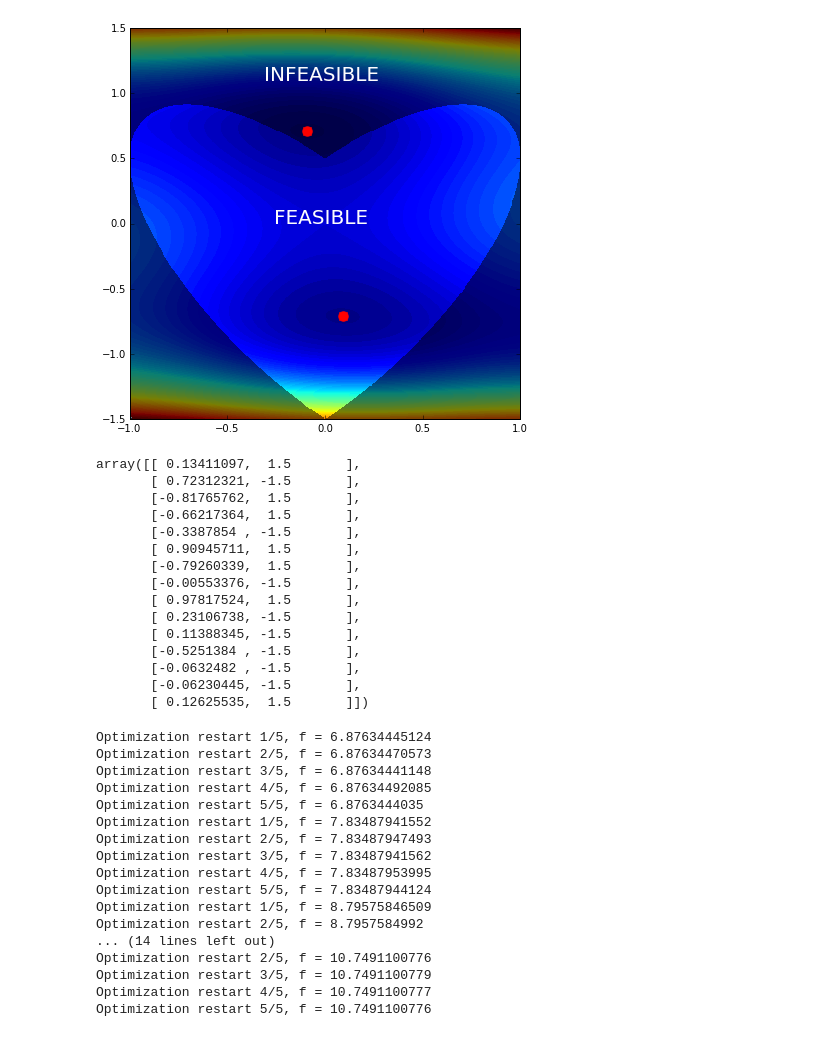
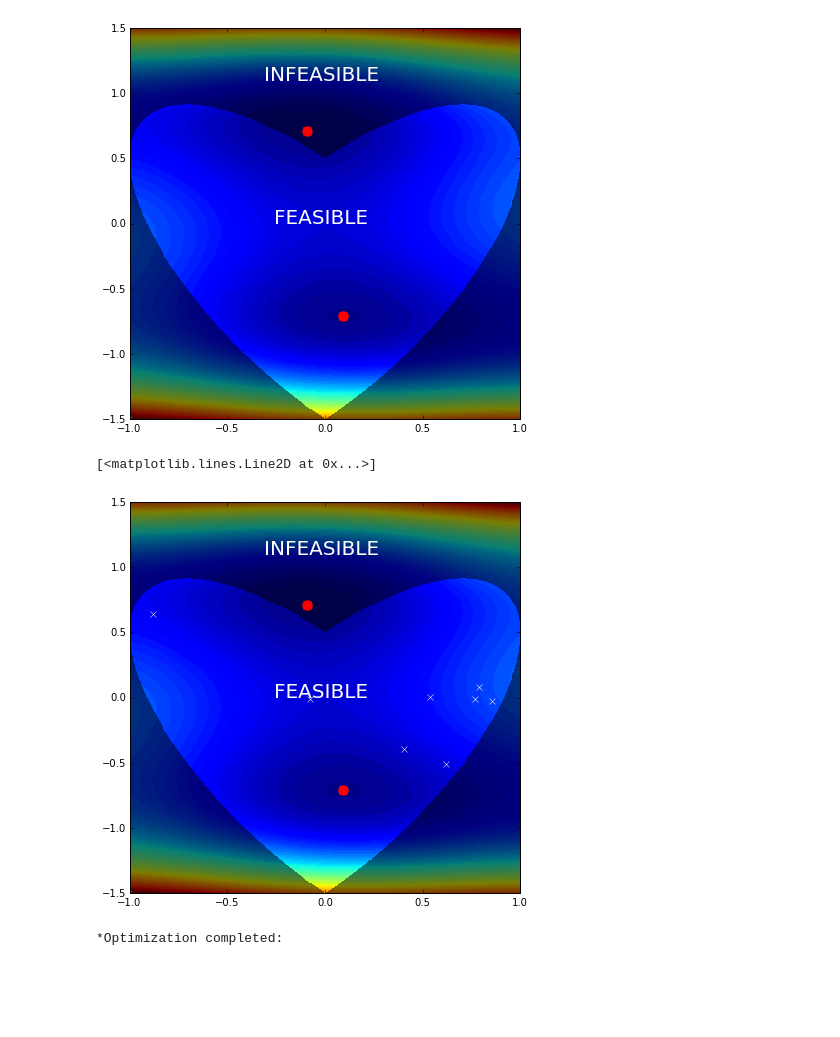
Before and after one commit to SheffieldML/GPyOpt, a Jupyter notebook: manual/constrained_optimization.ipynb, the cells around one changed output. Cells and saved outputs as stored; diff of their text form; code cells hidden in the pictures; blank space fills up the shorter version.

```diff
--- a/manual/constrained_optimization.ipynb
+++ b/manual/constrained_optimization.ipynb
@@ -11,7 +13,7 @@ Populating the interactive namespace from numpy and matplotlib
 # %%
 # Define a feasible region
 space =[{'name': 'var_1', 'type': 'continuous', 'domain': (-1,1)},
-        {'name': 'var_2', 'type': 'discrete', 'domain': (-1.5,1.5)}]
+        {'name': 'var_2', 'type': 'continuous', 'domain': (-1.5,1.5)}]
 
 constrains = [
     {'name': 'constr_1', 'constrain': '-x[:,1] -.5 + abs(x[:,0]) - np.sqrt(1-x[:,0]**2)'},
@@ -68,22 +70,18 @@ aquisition_optimizer = GPyOpt.optimization.AcquisitionOptimizer(feasible_region)
 # %%
 # --- CHOOSE the type of acquisition
 acquisition = GPyOpt.acquisitions.AcquisitionEI(model, feasible_region, optimizer=aquisition_optimizer)
-# %%
-# --- CHOOSE the intial design
-initial_design = GPyOpt.util.stats.initial_design('random', feasible_region, 15)
-# %% [output]
-array([[ 0.13411097,  1.5       ],
-       [ 0.72312321, -1.5       ],
-       [-0.81765762,  1.5       ],
-       [-0.66217364,  1.5       ],
-       [-0.3387854 , -1.5       ],
-       [ 0.90945711,  1.5       ],
-       [-0.79260339,  1.5       ],
-       [-0.00553376, -1.5       ],
-       [ 0.97817524,  1.5       ],
-       [ 0.23106738, -1.5       ],
-       [ 0.11388345, -1.5       ],
-       [-0.5251384 , -1.5       ],
-       [-0.0632482 , -1.5       ],
-       [-0.06230445, -1.5       ],
-       [ 0.12625535,  1.5       ]])
+# %%
+# --- CHOOSE the intial design
+initial_design = GPyOpt.util.stats.initial_design('random', feasible_region, 8)
+
+# Plot of the samples in the fesible region
+plt.figure(figsize=(7,7))
+OB = plt.contourf(X1, X2, func.f(X).reshape(grid,grid),100,alpha=1)
+IN = plt.contourf(X1, X2, masked_ind ,100, cmap= plt.cm.bone, alpha=.5,origin ='lower')
+plt.text(-0.25,0,'FEASIBLE',size=20,color='white')
+plt.text(-0.3,1.1,'INFEASIBLE',size=20,color='white')
+plt.plot(np.array(func.min)[:,0], np.array(func.min)[:,1], 'r.', markersize=20, label=u'Minimum')
+plt.plot(initial_design[:,0],initial_design[:,1],'wx')
+# %% [output]
+[<matplotlib.lines.Line2D at 0x...>]
+[figure, added]
@@ -93,29 +94,13 @@ bo = GPyOpt.core.BO(model, space, objective, acquisition, initial_design)
 # %%
 # --- Stop conditions
 max_time  = None
-max_iter  = 5
+max_iter  = 3
 tolerance = 1e-8     # distance between two consecutive observations
 
 # Run the optimization
 bo.run_optimization(max_iter = max_iter, max_time = max_time, eps = tolerance, verbose=False)
 # %% [output]
-Optimization restart 1/5, f = 6.87634445124
-Optimization restart 2/5, f = 6.87634470573
-Optimization restart 3/5, f = 6.87634441148
-Optimization restart 4/5, f = 6.87634492085
-Optimization restart 5/5, f = 6.8763444035
-Optimization restart 1/5, f = 7.83487941552
-Optimization restart 2/5, f = 7.83487947493
-Optimization restart 3/5, f = 7.83487941562
-Optimization restart 4/5, f = 7.83487953995
-Optimization restart 5/5, f = 7.83487944124
-Optimization restart 1/5, f = 8.79575846509
-Optimization restart 2/5, f = 8.7957584992
-... (14 lines left out)
-Optimization restart 2/5, f = 10.7491100776
-Optimization restart 3/5, f = 10.7491100779
-Optimization restart 4/5, f = 10.7491100777
-Optimization restart 5/5, f = 10.7491100776
+*Optimization completed:
 # %%
 bo.plot_acquisition()
 # %% [output]
```
Also changed, not shown: parts of 9 cells of this notebook, 3 other files.
